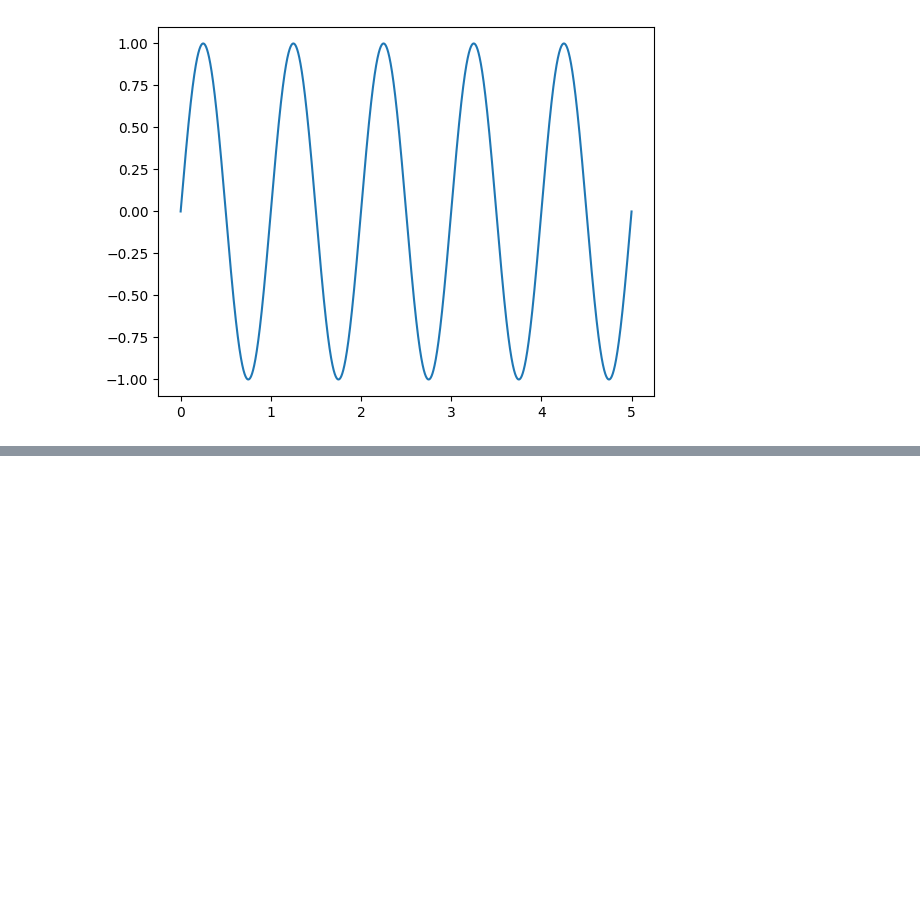
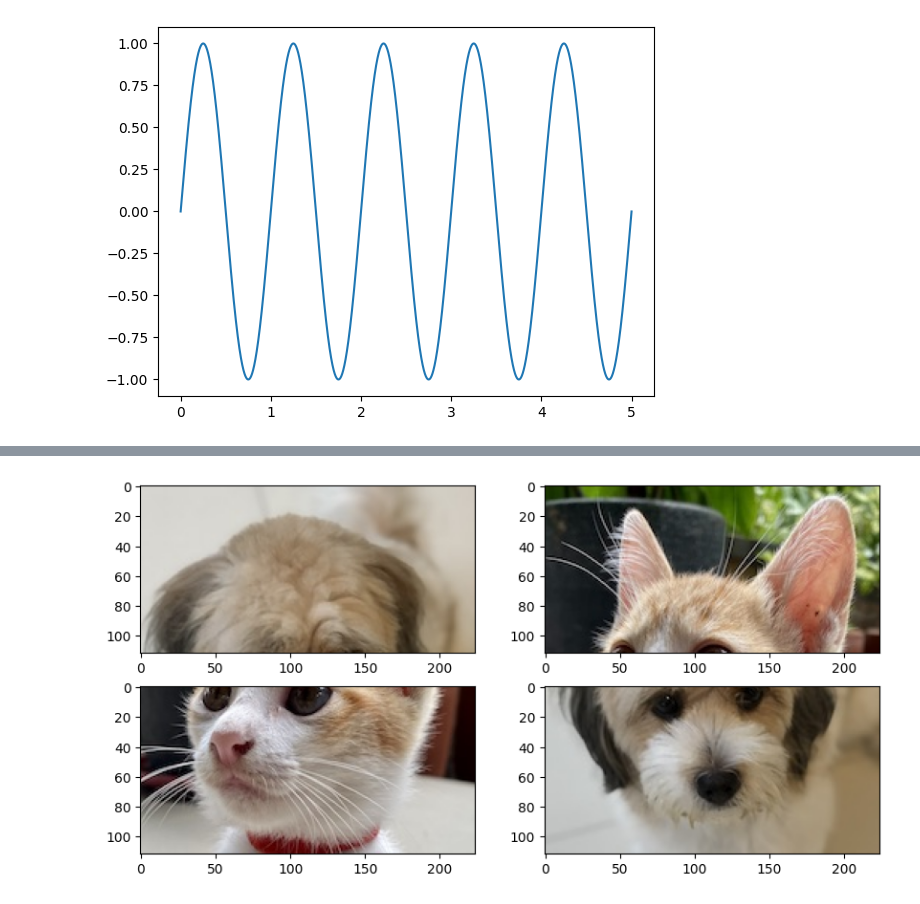
Before and after one commit to cayasryan/Cayas-AI-231, a Jupyter notebook: numpy_test.ipynb, the cells around one changed output, grey strips where cells are left out. Cells and saved outputs as stored; diff of their text form; code cells hidden in the pictures; blank space fills up the shorter version.

```diff
--- a/numpy_test.ipynb
+++ b/numpy_test.ipynb
@@ -41,0 +214,12 @@ plt.plot(t,data);
+# %%
+# reverse lower halves using numpy
+imgs = np.concatenate([imgs[::2], imgs[1::2,::-1]], axis=0)
+print(imgs.shape)
+
+plt.figure(figsize=(10,5))
+for i in range(2):
+  for j in range(2):
+    plt.subplot(2,2,i*2+j+1)
+    plt.imshow(imgs[i,j]);
+# %% [output]
+[figure, added]
```
Also changed, not shown: parts of 31 cells of this notebook, 2 other files.
